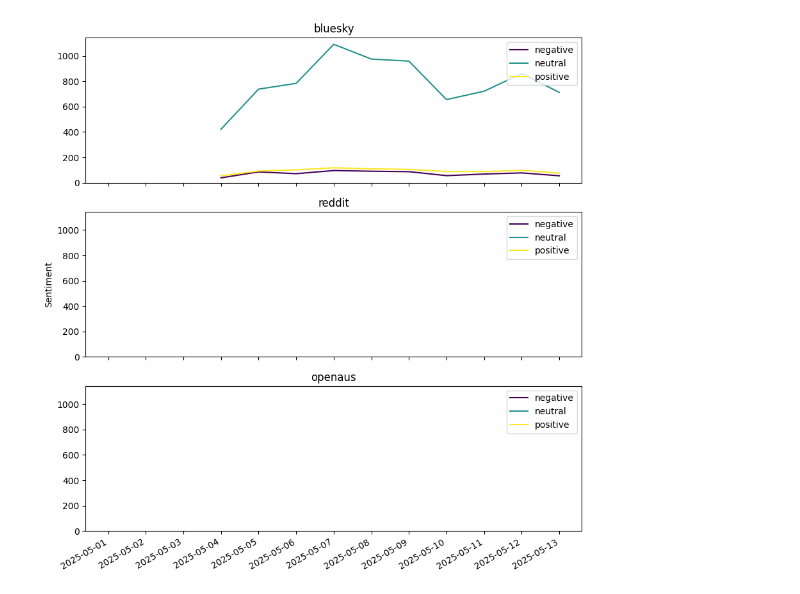
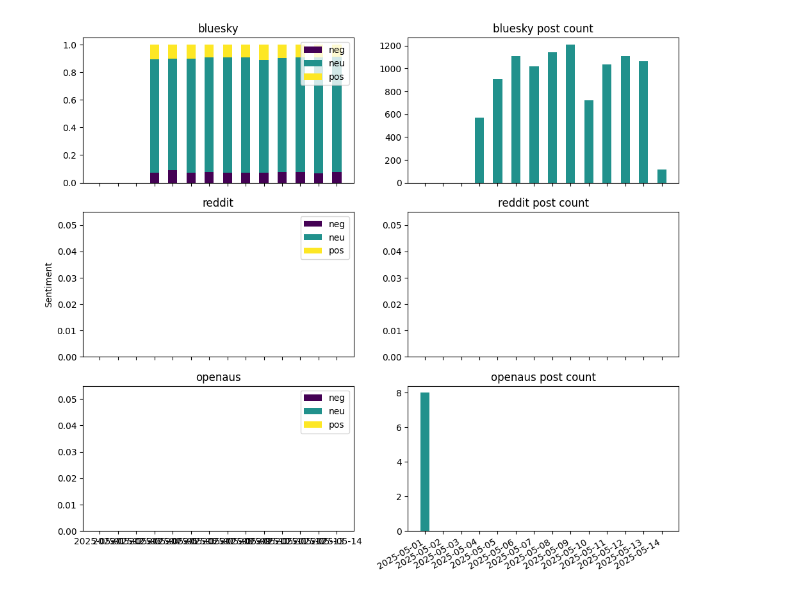
Before and after one commit to I-ueRya-n/CLOUD-NATIVE-REAL-TIME-BIG-DATA-PIPELINE-ANALYTICS, a Jupyter notebook: examples/sample.ipynb, the cells around one changed output. Cells and saved outputs as stored; diff of their text form; code cells hidden in the pictures.

```diff
--- a/examples/sample.ipynb
+++ b/examples/sample.ipynb
@@ -35,27 +56,33 @@ for s in keys:
 # %%
 # colors
 cmap = plt.colormaps['viridis']
 colors = cmap(np.linspace(0, 1, 3))
 
 # plot
-fig, ax = plt.subplots(3, 1, sharex=True, sharey=True, figsize=(10, 10))
-ax[int(len(keys) / 2)].set_ylabel("Sentiment", loc="center")
+fig, ax = plt.subplots(3, 2, sharex=True, figsize=(12, 10))
+ax[int(len(keys) / 2),0].set_ylabel("Sentiment", loc="center")
 
+bottom = np.zeros(len(df["bluesky"]["neg"]))
 for i, s in enumerate(keys):
     temp_df = df[s]
+    total = temp_df['neg'] + temp_df['neu'] + temp_df['pos']
 
-    ax[i].plot(temp_df['neg'], label="negative", color=colors[0])
-    ax[i].plot(temp_df['neu'], label="neutral", color=colors[1])
-    ax[i].plot(temp_df['pos'], label="positive", color=colors[2])
+    for j, col in enumerate(['neg', 'neu', 'pos']):
+        ax[i,0].bar(temp_df.index, temp_df[col] / total, 0.5, label=col, color=colors[j], bottom=bottom)
+        bottom += temp_df[col] / total
 
-    plt.xticks(rotation=30, ha='right');
-    ax[i].legend(loc="upper right")
-    ax[i].set_title(s)
-    ax[i].set_ylim(bottom=0)
+    ax[i,0].legend(loc="upper right")
+    ax[i,0].set_title(s)
+    ax[i,0].set_ylim(bottom=0)
 
+    ax[i, 1].bar(temp_df.index, total, 0.5, label=col, color=colors[1])
+    ax[i,1].set_title(s + " post count")
+    ax[i,1].set_ylim(bottom=0)
+
+plt.xticks(rotation=30, ha='right')
 plt.show()
 # %% [output]
-[figure, old version]
+[figure, new version]
 # %%
 response = requests.get(
         url=f"{fission}/ui/named-entities/count/100/label/ORG",
```
Also changed, not shown: parts of 5 cells of this notebook, 2 other files.
